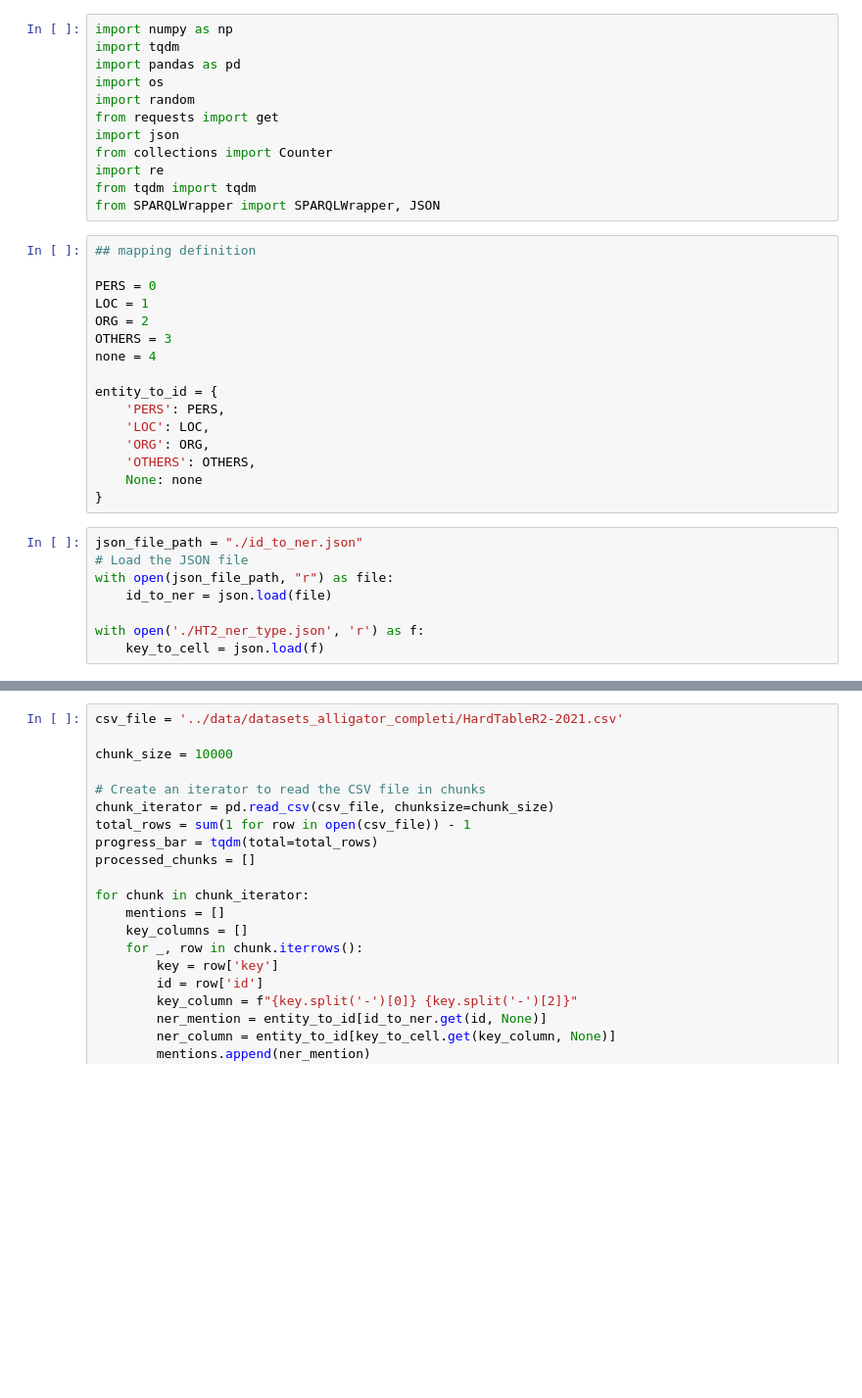
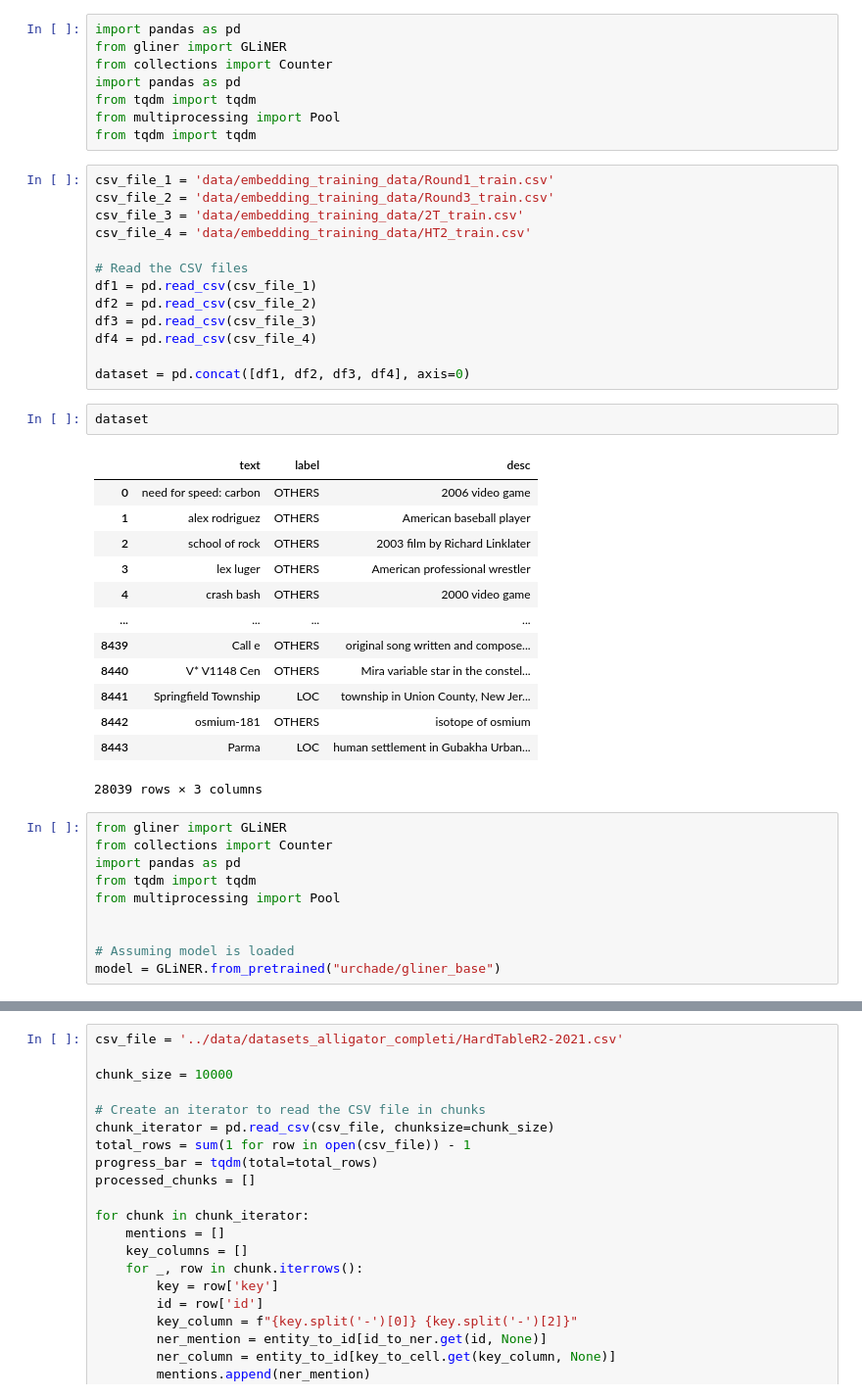
Before and after one commit to unimib-datAI/lamAPI, a Jupyter notebook: work/NE_lit_newVersion.ipynb, the cells around one changed output, grey strips where cells are left out. Shown: that part at 98% size. Saved outputs shown, nothing was run; the diff lists cells and outputs as text; blank space fills up the shorter version.

```diff
--- a/work/NE_lit_newVersion.ipynb
+++ b/work/NE_lit_newVersion.ipynb
@@ -9,37 +23,48 @@ Requirement already satisfied: six in c:\users\abelo\anaconda3\envs\v_env\lib\si
 # %%
-import numpy as np
-import tqdm
 import pandas as pd
-import os
-import random
-from requests import get
-import json
+from gliner import GLiNER
 from collections import Counter
-import re
+import pandas as pd
 from tqdm import tqdm
-from SPARQLWrapper import SPARQLWrapper, JSON
+from multiprocessing import Pool
+from tqdm import tqdm
 # %%
-## mapping definition
+csv_file_1 = 'data/embedding_training_data/Round1_train.csv'
+csv_file_2 = 'data/embedding_training_data/Round3_train.csv'
+csv_file_3 = 'data/embedding_training_data/2T_train.csv'
+csv_file_4 = 'data/embedding_training_data/HT2_train.csv'
 
-PERS = 0
-LOC = 1
-ORG = 2
-OTHERS = 3
-none = 4
+# Read the CSV files
+df1 = pd.read_csv(csv_file_1)
+df2 = pd.read_csv(csv_file_2)
+df3 = pd.read_csv(csv_file_3)
+df4 = pd.read_csv(csv_file_4)
 
-entity_to_id = {
-    'PERS': PERS,
-    'LOC': LOC,
-    'ORG': ORG,
-    'OTHERS': OTHERS,
-    None: none
-}
+dataset = pd.concat([df1, df2, df3, df4], axis=0)
+# %%
+dataset
+# %% [output]
+|  | text | label | desc |
+| 0 | need for speed: carbon | OTHERS | 2006 video game |
+| 1 | alex rodriguez | OTHERS | American baseball player |
+| 2 | school of rock | OTHERS | 2003 film by Richard Linklater |
+| 3 | lex luger | OTHERS | American professional wrestler |
+| 4 | crash bash | OTHERS | 2000 video game |
+| ... | ... | ... | ... |
+| 8439 | Call e | OTHERS | original song written and compose... |
+| 8440 | V* V1148 Cen | OTHERS | Mira variable star in the constel... |
+| 8441 | Springfield Township | LOC | township in Union County, New Jer... |
+| 8442 | osmium-181 | OTHERS | isotope of osmium |
+| 8443 | Parma | LOC | human settlement in Gubakha Urban... |
+28039 rows × 3 columns
 # %%
-json_file_path = "./id_to_ner.json"
-# Load the JSON file
-with open(json_file_path, "r") as file:
-    id_to_ner = json.load(file)
+from gliner import GLiNER
+from collections import Counter
+import pandas as pd
+from tqdm import tqdm
+from multiprocessing import Pool
 
-with open('./HT2_ner_type.json', 'r') as f:
-    key_to_cell = json.load(f)
+
+# Assuming model is loaded
+model = GLiNER.from_pretrained("urchade/gliner_base")
 # %%
```
Also changed, not shown: parts of 4 cells of this notebook, 3 other files.
